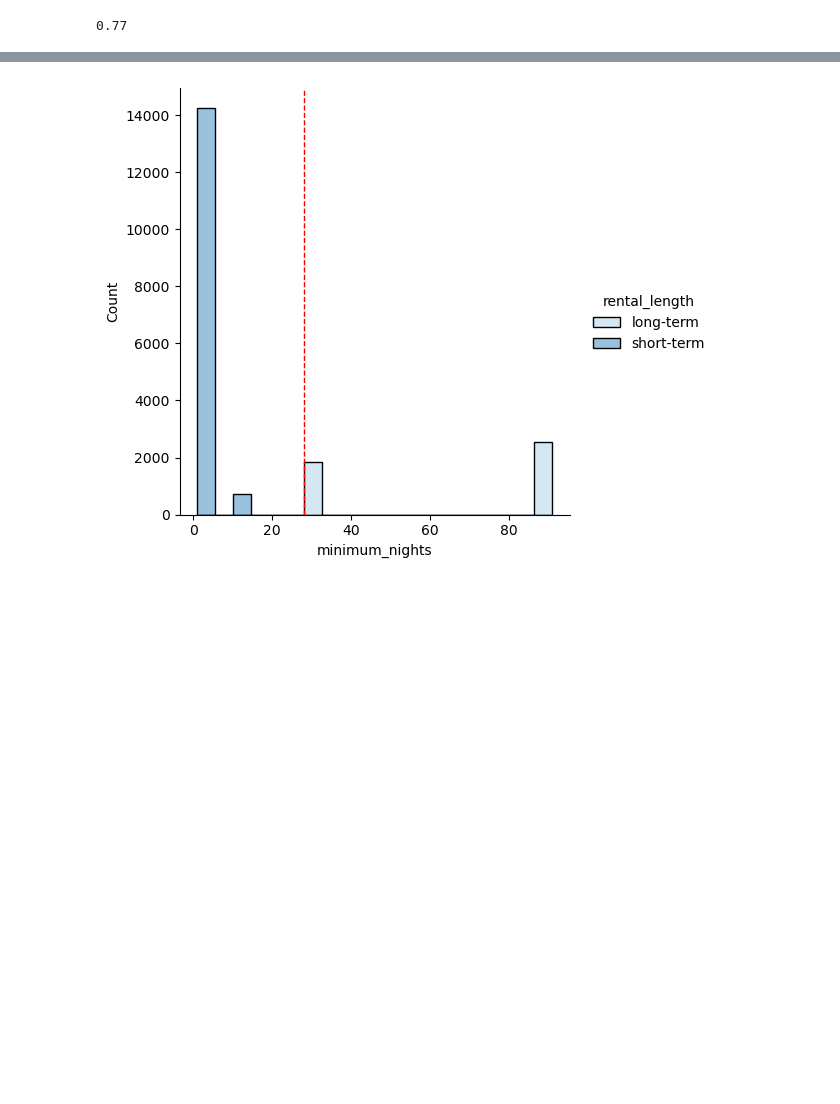
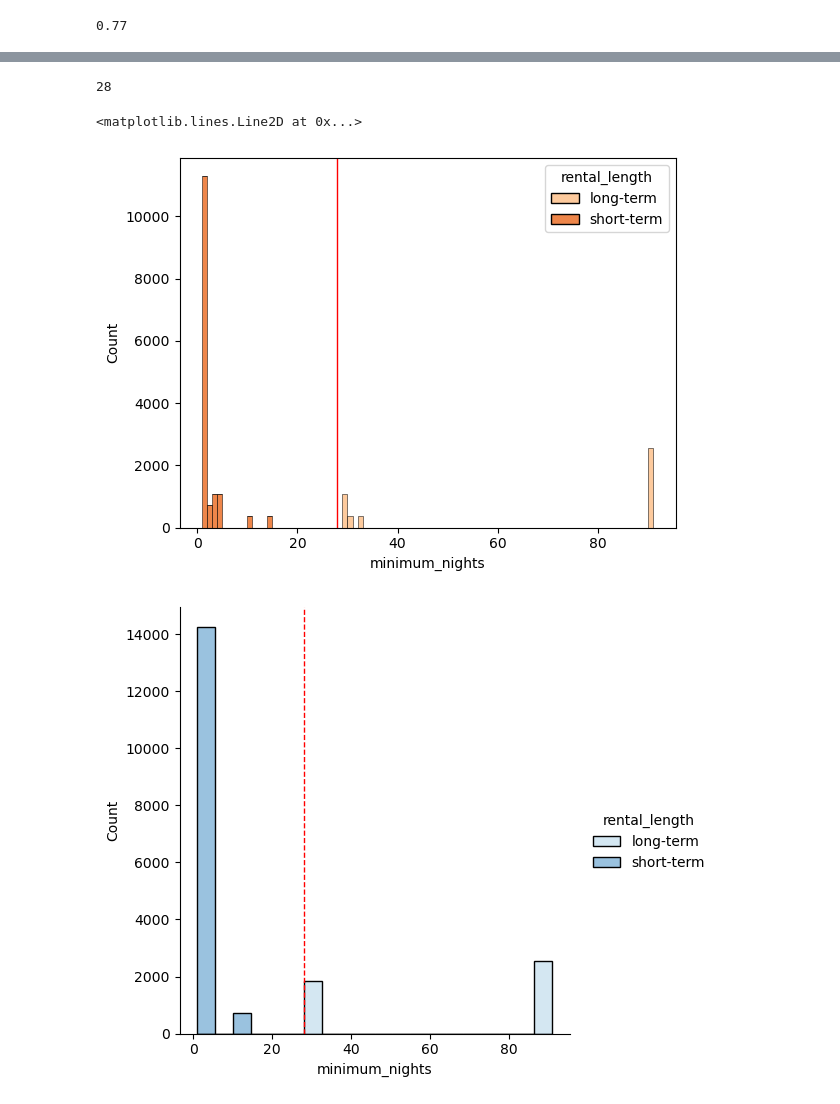
Before and after one commit to Brooks377/leftside_teamproject, a Jupyter notebook: ugly_god/Graphics.ipynb, the cells around one changed output, grey strips where cells are left out. Cells and saved outputs as stored; diff of their text form; code cells hidden in the pictures; blank space fills up the shorter version.

```diff
--- a/ugly_god/Graphics.ipynb
+++ b/ugly_god/Graphics.ipynb
@@ -180,3 +228,20 @@ short_term_percent
+# %%
+line_x
+# %% [output]
+28
+# %%
+# Define bins
+bins = [i for i in range(1, master_filt['minimum_nights'].max() + 1)]
+
+# Create plot
+fig3, ax = plt.subplots()
+sns.histplot(data=master_filt, x='minimum_nights', hue='rental_length', palette='Oranges', ax=ax, bins=bins, multiple="stack")
+
+# Add vertical line
+ax.axvline(x=28, color='red', lw=1)
+# %% [output]
+<matplotlib.lines.Line2D at 0x...>
+[figure, added]
 # %%
 ax = sns.displot(data = master_filt,
                  x = 'minimum_nights',
```
Also changed, not shown: parts of 10 cells of this notebook, 11 other files.
